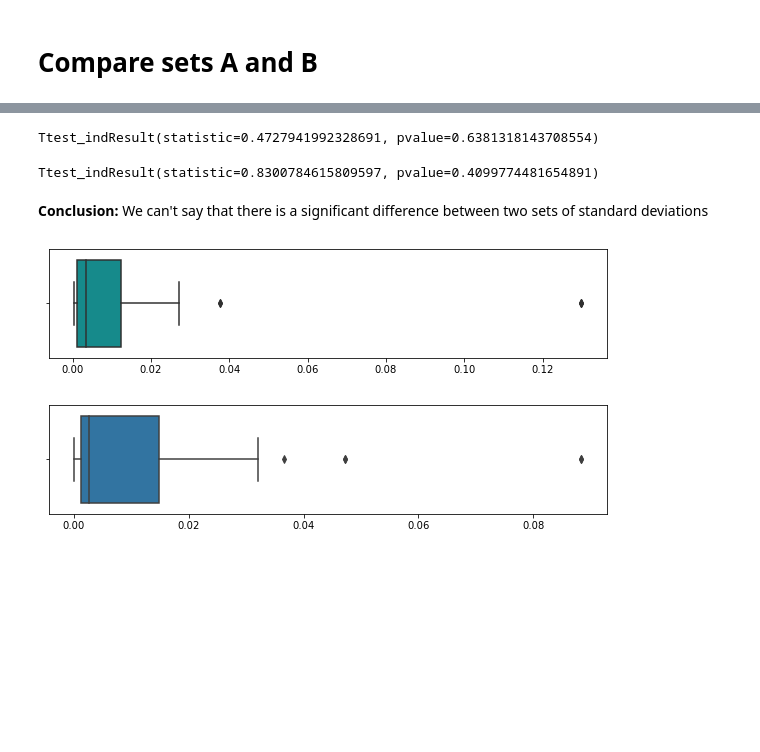
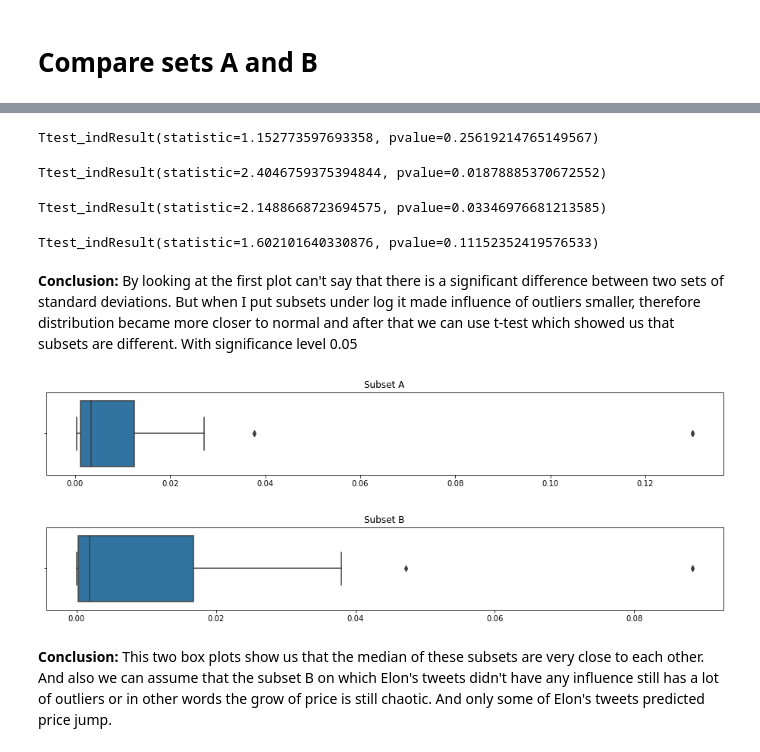
Before and after one commit to Justdek-code/data-science, a Jupyter notebook: cryptocurrency_analyse_pet_project/research.ipynb, the cells around one changed output, grey strips where cells are left out. Cells and saved outputs as stored; diff of their text form; code cells hidden in the pictures; blank space fills up the shorter version.

```diff
--- a/cryptocurrency_analyse_pet_project/research.ipynb
+++ b/cryptocurrency_analyse_pet_project/research.ipynb
@@ -158,3 +167,9 @@ plt.figure(figsize=(16, 2))
 sns.lineplot(y=np.log(dogecoin_data.High), x=dogecoin_data.datetime);
 # %% [output]
 [figure]
+# %%
+plt.figure(figsize=(16, 5))
+sns.lineplot(y=np.log(dogecoin_data.loc[dogecoin_data.datetime > df.datetime.min(), 'High']), x=dogecoin_data.datetime);
+
+for date in df.loc[df.isDogecoin == 1, 'datetime']:
+    plt.axvline(date, color='red', linestyle='-', linewidth=1);
@@ -374,5 +389,5 @@ get_three_following_dates_samples(dogecoin_data, df.datetime.min())[:5]
 # %%
-def get_B_subset(tweets_data, price_data):
+def get_B_subset(tweets_data, price_data, n_samples):
     subset_A, used_dates = get_A_subset(tweets_data, price_data)
 
     price_data = price_data.copy()
@@ -380,13 +395,13 @@ def get_B_subset(tweets_data, price_data):
 
     result = []
 
-    samples = get_three_following_dates_samples(price_data, tweets_data.datetime.min())
+    samples = get_three_following_dates_samples(price_data, tweets_data.datetime.min(), n_samples=n_samples)
     for sample in samples:
         result.append(sample.std())
 
     return result
 # %%
-subset_B = get_B_subset(df, dogecoin_data)
+subset_B = get_B_subset(df, dogecoin_data, 100)
 # %%
 len(subset_B)
 # %% [output]
@@ -436,22 +461,33 @@ plt.legend();
 # %%
 stats.ttest_ind(subset_A, subset_B, equal_var=False)
 # %% [output]
-Ttest_indResult(statistic=0.4727941992328691, pvalue=0.6381318143708554)
+Ttest_indResult(statistic=1.152773597693358, pvalue=0.25619214765149567)
 # %%
 stats.ttest_ind(np.log(subset_A), np.log(subset_B), equal_var=False)
 # %% [output]
-Ttest_indResult(statistic=0.8300784615809597, pvalue=0.4099774481654891)
+Ttest_indResult(statistic=2.4046759375394844, pvalue=0.01878885370672552)
 # %%
-stats.ttest_ind(np.log(subset_A), np.log(subset_B), equal_var=T)
+stats.ttest_ind(np.log(subset_A), np.log(subset_B), equal_var=True)
+# %% [output]
+Ttest_indResult(statistic=2.1488668723694575, pvalue=0.03346976681213585)
-# %% [markdown]
-**Conclusion:**
-We can't say that there is a significant difference between two sets of standard deviations
+# %%
+stats.ttest_ind(subset_A, subset_B, equal_var=True)
+# %% [output]
+Ttest_indResult(statistic=1.602101640330876, pvalue=0.11152352419576533)
+# %% [markdown]
+**Conclusion:**
+By looking at the first plot can't say that there is a significant difference between two sets of standard deviations. But when I put subsets under log it made influence of outliers smaller, therefore distribution became more closer to normal and after that we can use t-test which showed us that subsets are different. With significance level 0.05
 # %%
-plt.figure(figsize=(10, 2))
-sns.boxplot(x=subset_A, color='#029d9f');
+plt.figure(figsize=(16, 2))
+sns.boxplot(x=subset_A);
+plt.title("Subset A")
 plt.show()
-plt.figure(figsize=(10, 2))
+plt.figure(figsize=(16, 2))
 sns.boxplot(x=subset_B);
+plt.title("Subset B");
 # %% [output]
-[figure, old version]
+[figure, new version]
-[figure, old version]
+[figure, new version]
+# %% [markdown]
+**Conclusion:**
+This two box plots show us that the median of these subsets are very close to each other. And also we can assume that the subset B on which Elon's tweets didn't have any influence still has a lot of outliers or in other words the grow of price is still chaotic. And only some of Elon's tweets predicted price jump.
```
Also changed, not shown: parts of 26 cells of this notebook.
